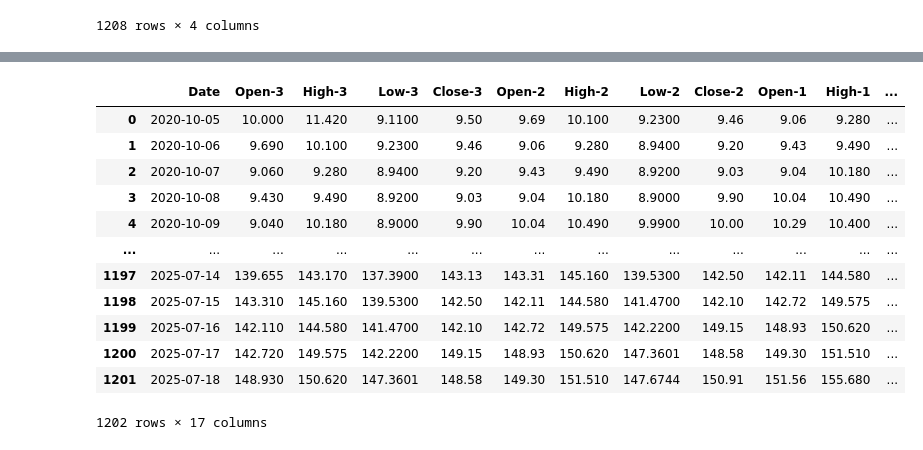
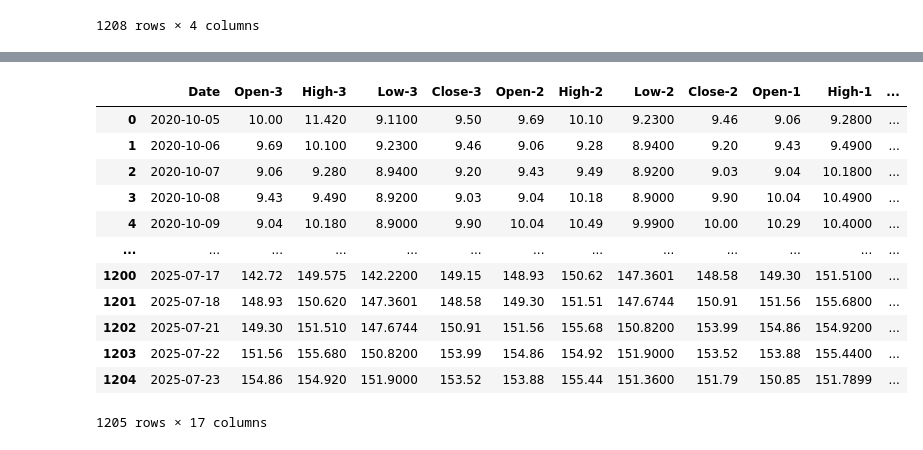
Before and after one commit to chinmay231/Stock-Prediction, a Jupyter notebook: Data_Polish/DataPolish.ipynb, the cells around one changed output, grey strips where cells are left out. Saved outputs shown, nothing was run; the diff lists cells and outputs as text; code cells hidden in the pictures.

```diff
--- a/Data_Polish/DataPolish.ipynb
+++ b/Data_Polish/DataPolish.ipynb
@@ -1,5 +1,5 @@
 # %%
-Data = "C:/Users/kapoo/Github/Stock-Prediction/Data_for_Analysis/PLTR.csv"
+Data = "/home/doug/Desktop/Projecrs/Stock-Prediction/Data_for_Analysis/PLTR.csv"
 # %%
 import pandas as pd
 # %%
@@ -197,43 +205,43 @@ def df_to_windowed_df_multi(dataframe, firstdatestr, lastdatestr, n=3):
 
     for target_date in all_dates:
         df_subset = dataframe.loc[:target_date].tail(n+1)
         if len(df_subset) != n+1:
             continue
         # Previous n days' features, flattened
         x = df_subset[features].iloc[:-1].to_numpy().flatten()
         # Present day's targets
         y = df_subset[features].iloc[-1].to_numpy()
         dates.append(target_date)
         X.append(x)
         Y.append(y)
 
     X = np.array(X)
     Y = np.array(Y)
     ret_df = pd.DataFrame({'Date': dates})
     # Add feature columns
     for i in range(n):
         for j, feat in enumerate(features):
             ret_df[f'{feat}-{n-i}'] = X[:, i*len(features)+j]
     # Add target columns
     for j, feat in enumerate(features):
         ret_df[f'Target_{feat}'] = Y[:, j]
     return ret_df
 
 # Usage:
 
-windowed_df_multi = df_to_windowed_df_multi(df2, '2020-10-05', '2025-07-18', n=3)
+windowed_df_multi = df_to_windowed_df_multi(df2, '2020-09-30', '2025-07-23', n=3)
 windowed_df_multi
 # %% [output]
 |  | Date | Open-3 | High-3 | Low-3 | Close-3 | Open-2 | High-2 | Low-2 | Close-2 | Open-1 | High-1 | ... |
-| 0 | 2020-10-05 | 10.000 | 11.420 | 9.1100 | 9.50 | 9.69 | 10.100 | 9.2300 | 9.46 | 9.06 | 9.280 | ... |
-| 1 | 2020-10-06 | 9.690 | 10.100 | 9.2300 | 9.46 | 9.06 | 9.280 | 8.9400 | 9.20 | 9.43 | 9.490 | ... |
-| 2 | 2020-10-07 | 9.060 | 9.280 | 8.9400 | 9.20 | 9.43 | 9.490 | 8.9200 | 9.03 | 9.04 | 10.180 | ... |
-| 3 | 2020-10-08 | 9.430 | 9.490 | 8.9200 | 9.03 | 9.04 | 10.180 | 8.9000 | 9.90 | 10.04 | 10.490 | ... |
-| 4 | 2020-10-09 | 9.040 | 10.180 | 8.9000 | 9.90 | 10.04 | 10.490 | 9.9900 | 10.00 | 10.29 | 10.400 | ... |
+| 0 | 2020-10-05 | 10.00 | 11.420 | 9.1100 | 9.50 | 9.69 | 10.10 | 9.2300 | 9.46 | 9.06 | 9.2800 | ... |
+| 1 | 2020-10-06 | 9.69 | 10.100 | 9.2300 | 9.46 | 9.06 | 9.28 | 8.9400 | 9.20 | 9.43 | 9.4900 | ... |
+| 2 | 2020-10-07 | 9.06 | 9.280 | 8.9400 | 9.20 | 9.43 | 9.49 | 8.9200 | 9.03 | 9.04 | 10.1800 | ... |
+| 3 | 2020-10-08 | 9.43 | 9.490 | 8.9200 | 9.03 | 9.04 | 10.18 | 8.9000 | 9.90 | 10.04 | 10.4900 | ... |
+| 4 | 2020-10-09 | 9.04 | 10.180 | 8.9000 | 9.90 | 10.04 | 10.49 | 9.9900 | 10.00 | 10.29 | 10.4000 | ... |
 | ... | ... | ... | ... | ... | ... | ... | ... | ... | ... | ... | ... | ... |
-| 1197 | 2025-07-14 | 139.655 | 143.170 | 137.3900 | 143.13 | 143.31 | 145.160 | 139.5300 | 142.50 | 142.11 | 144.580 | ... |
-| 1198 | 2025-07-15 | 143.310 | 145.160 | 139.5300 | 142.50 | 142.11 | 144.580 | 141.4700 | 142.10 | 142.72 | 149.575 | ... |
-| 1199 | 2025-07-16 | 142.110 | 144.580 | 141.4700 | 142.10 | 142.72 | 149.575 | 142.2200 | 149.15 | 148.93 | 150.620 | ... |
-| 1200 | 2025-07-17 | 142.720 | 149.575 | 142.2200 | 149.15 | 148.93 | 150.620 | 147.3601 | 148.58 | 149.30 | 151.510 | ... |
-| 1201 | 2025-07-18 | 148.930 | 150.620 | 147.3601 | 148.58 | 149.30 | 151.510 | 147.6744 | 150.91 | 151.56 | 155.680 | ... |
+| 1200 | 2025-07-17 | 142.72 | 149.575 | 142.2200 | 149.15 | 148.93 | 150.62 | 147.3601 | 148.58 | 149.30 | 151.5100 | ... |
+| 1201 | 2025-07-18 | 148.93 | 150.620 | 147.3601 | 148.58 | 149.30 | 151.51 | 147.6744 | 150.91 | 151.56 | 155.6800 | ... |
+| 1202 | 2025-07-21 | 149.30 | 151.510 | 147.6744 | 150.91 | 151.56 | 155.68 | 150.8200 | 153.99 | 154.86 | 154.9200 | ... |
+| 1203 | 2025-07-22 | 151.56 | 155.680 | 150.8200 | 153.99 | 154.86 | 154.92 | 151.9000 | 153.52 | 153.88 | 155.4400 | ... |
+| 1204 | 2025-07-23 | 154.86 | 154.920 | 151.9000 | 153.52 | 153.88 | 155.44 | 151.3600 | 151.79 | 150.85 | 151.7899 | ... |
-1202 rows × 17 columns
+1205 rows × 17 columns
```
Also changed, not shown: parts of 3 cells of this notebook.
